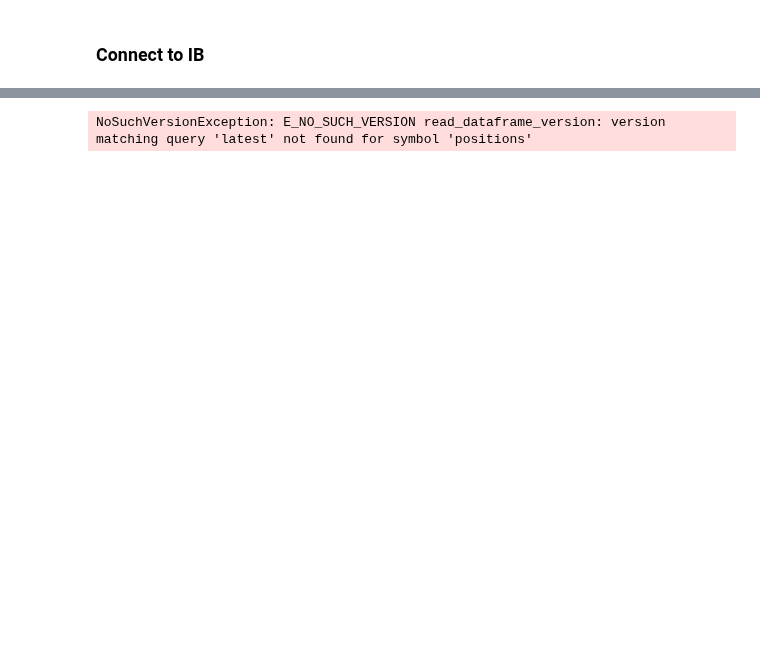
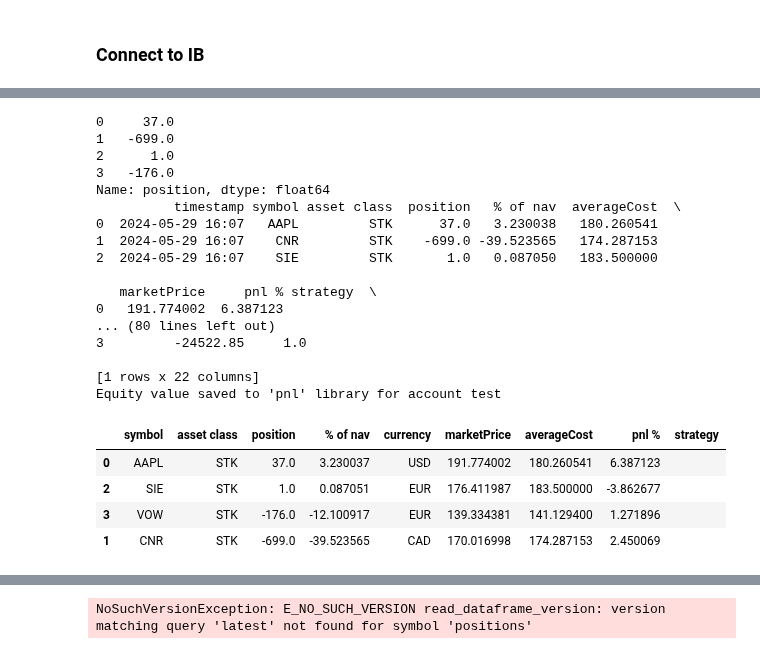
Before and after one commit to lowQuant/IB-Multi-Strategy-ATS, a Jupyter notebook: data_and_research/portfoliomanager_test.ipynb, the cells around one changed output, grey strips where cells are left out. Drawn from its saved outputs; the diff is of its cells as text; code cells hidden in the pictures; blank space fills up the shorter version.

```diff
--- a/data_and_research/portfoliomanager_test.ipynb
+++ b/data_and_research/portfoliomanager_test.ipynb
@@ -48,0 +101,26 @@ pm = PortfolioManager(ib)
+# %%
+df = pm.get_ib_positions_for_gui()
+df
+# %% [output]
+0     37.0
+1   -699.0
+2      1.0
+3   -176.0
+Name: position, dtype: float64
+          timestamp symbol asset class  position   % of nav  averageCost  \
+0  2024-05-29 16:07   AAPL         STK      37.0   3.230038   180.260541
+1  2024-05-29 16:07    CNR         STK    -699.0 -39.523565   174.287153
+2  2024-05-29 16:07    SIE         STK       1.0   0.087050   183.500000
+
+   marketPrice     pnl % strategy  \
+0   191.774002  6.387123
+... (80 lines left out)
+3         -24522.85     1.0
+
+[1 rows x 22 columns]
+Equity value saved to 'pnl' library for account test
+|  | symbol | asset class | position | % of nav | currency | marketPrice | averageCost | pnl % | strategy |
+| 0 | AAPL | STK | 37.0 | 3.230037 | USD | 191.774002 | 180.260541 | 6.387123 |  |
+| 2 | SIE | STK | 1.0 | 0.087051 | EUR | 176.411987 | 183.500000 | -3.862677 |  |
+| 3 | VOW | STK | -176.0 | -12.100917 | EUR | 139.334381 | 141.129400 | 1.271896 |  |
+| 1 | CNR | STK | -699.0 | -39.523565 | CAD | 170.016998 | 174.287153 | 2.450069 |  |
```
Also changed, not shown: parts of 17 cells of this notebook, 3 other files.
